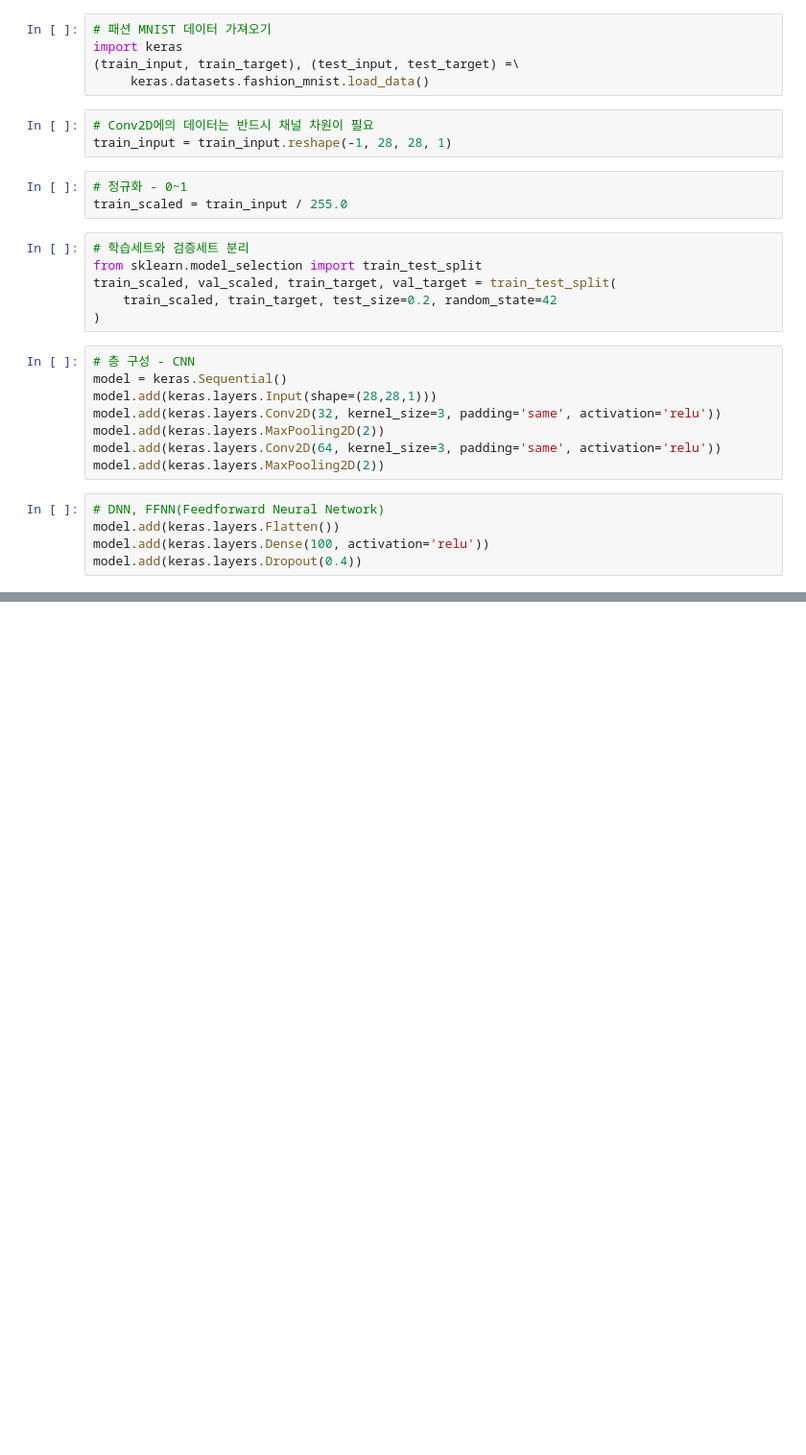
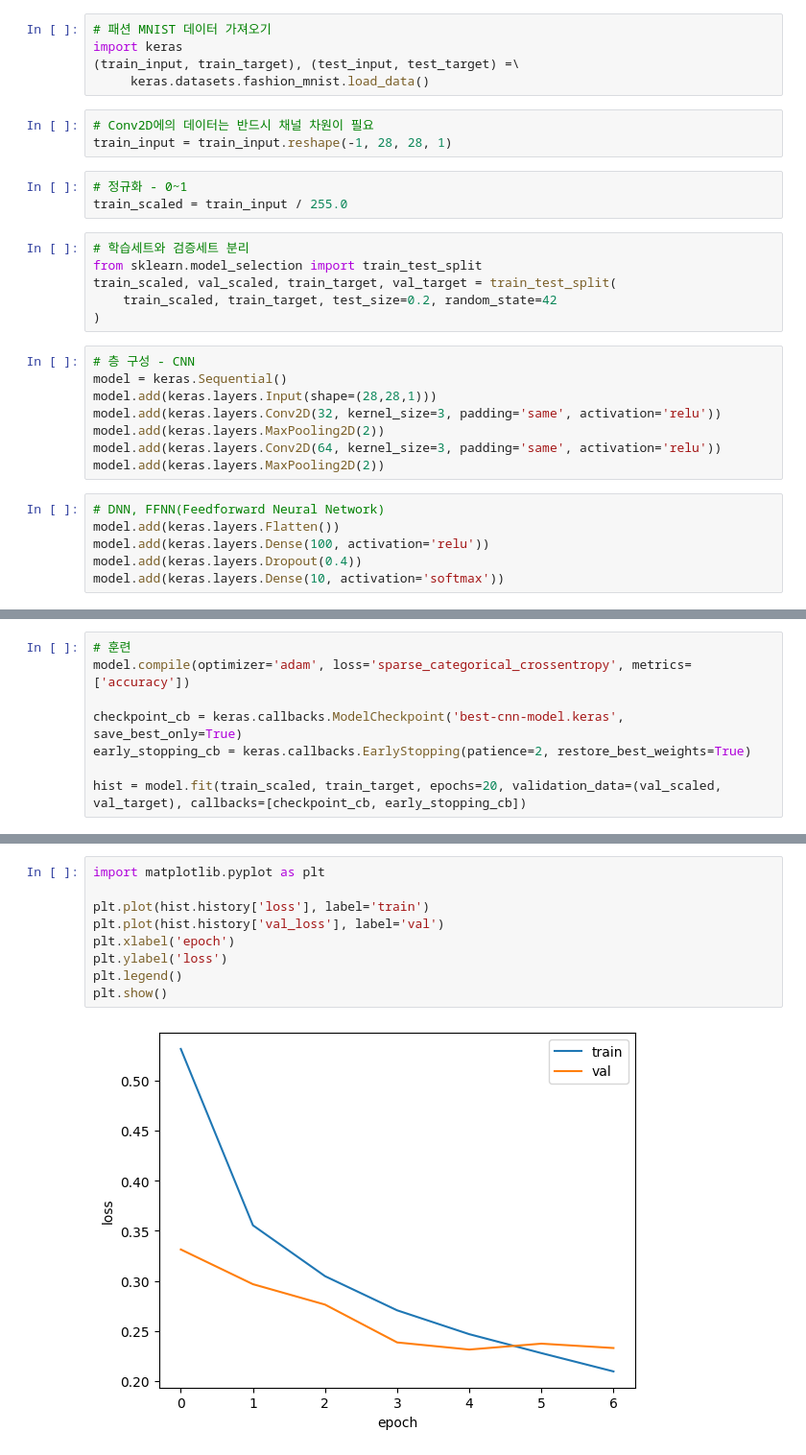
Before and after one commit to yonggyo1125/ai_class_source, a Jupyter notebook: 09 핀테크 머신러닝과 딥러닝 이해/source/day11/ex01.ipynb, the cells around one changed output, grey strips where cells are left out. Shown at 96% size. Cells and saved outputs as stored; diff of their text form; blank space fills up the shorter version.

```diff
--- a/09 핀테크 머신러닝과 딥러닝 이해/source/day11/ex01.ipynb
+++ b/09 핀테크 머신러닝과 딥러닝 이해/source/day11/ex01.ipynb
@@ -28,6 +28,7 @@ model.add(keras.layers.MaxPooling2D(2))
 model.add(keras.layers.Flatten())
 model.add(keras.layers.Dense(100, activation='relu'))
 model.add(keras.layers.Dropout(0.4))
+model.add(keras.layers.Dense(10, activation='softmax'))
 # %%
 model.summary()
 # %% [output]
@@ -48,0 +62,8 @@ Model: "sequential_2"
+# %%
+# 훈련
+model.compile(optimizer='adam', loss='sparse_categorical_crossentropy', metrics=['accuracy'])
+
+checkpoint_cb = keras.callbacks.ModelCheckpoint('best-cnn-model.keras', save_best_only=True)
+early_stopping_cb = keras.callbacks.EarlyStopping(patience=2, restore_best_weights=True)
+
+hist = model.fit(train_scaled, train_target, epochs=20, validation_data=(val_scaled, val_target), callbacks=[checkpoint_cb, early_stopping_cb])
@@ -48,0 +85,11 @@ Model: "sequential_2"
+# %%
+import matplotlib.pyplot as plt
+
+plt.plot(hist.history['loss'], label='train')
+plt.plot(hist.history['val_loss'], label='val')
+plt.xlabel('epoch')
+plt.ylabel('loss')
+plt.legend()
+plt.show()
+# %% [output]
+[figure, added]
```
Also changed, not shown: parts of 6 cells of this notebook, 1 other file.
